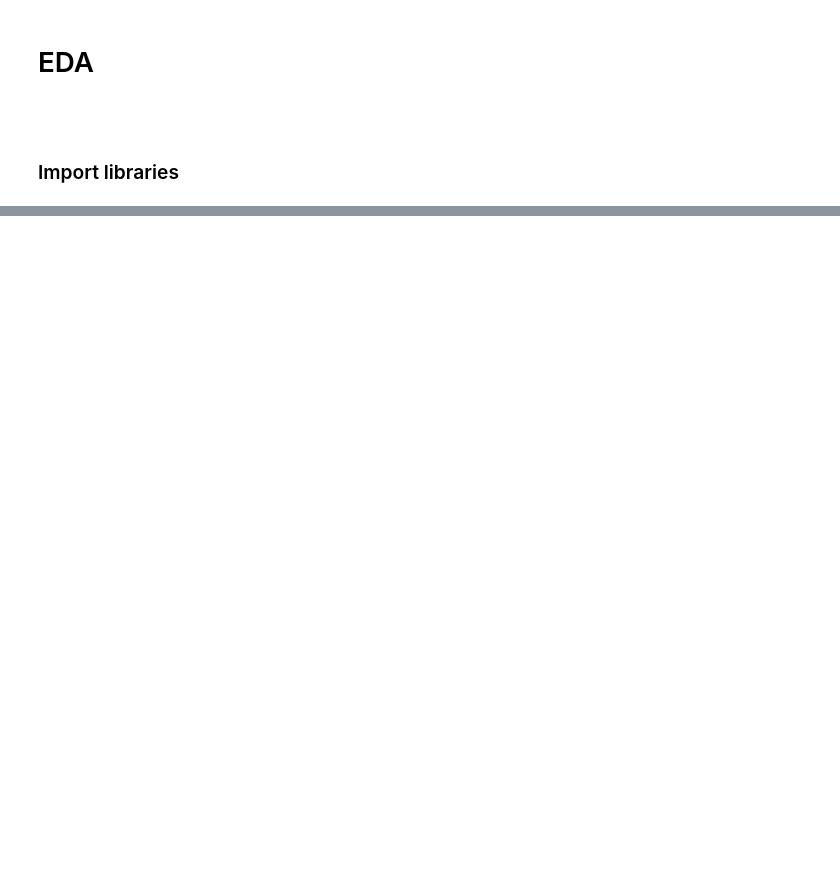
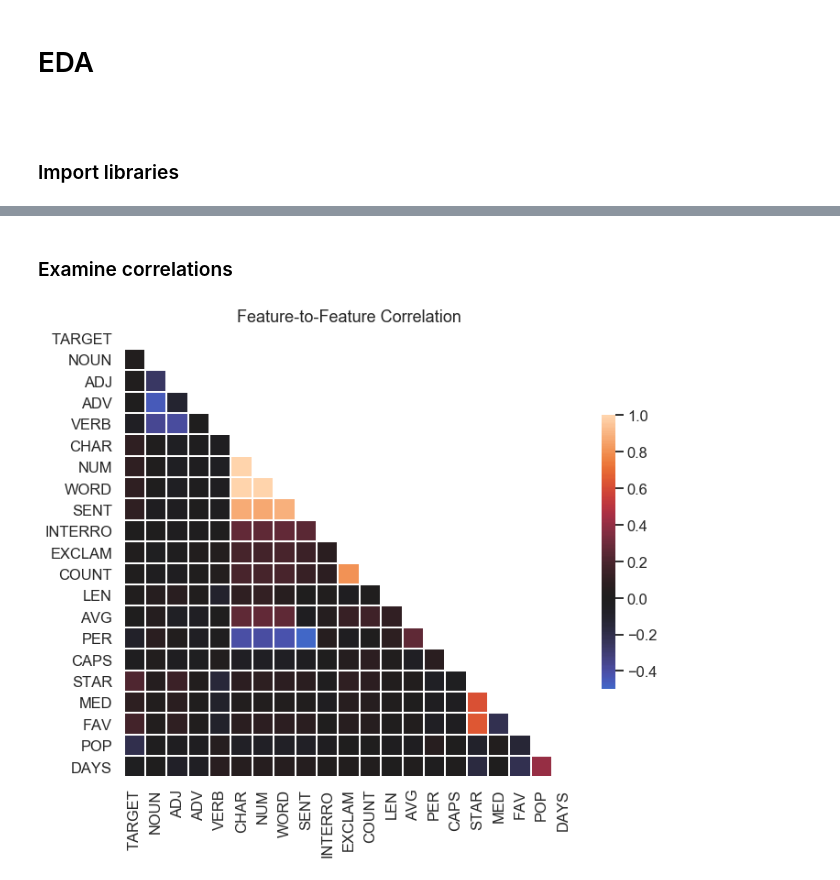
Before and after one commit to thisiselliot/HelpingAmazonReviewers, a Jupyter notebook: eda.ipynb, the cells around one changed output, grey strips where cells are left out. Saved outputs shown, nothing was run; the diff lists cells and outputs as text; code cells hidden in the pictures; blank space fills up the shorter version.

```diff
--- a/eda.ipynb
+++ b/eda.ipynb
@@ -26,21 +25,32 @@ pd.set_option('display.max_columns', None)
 filename = 'amazon_reviews_us_Luggage_v1_00'
 
 cols = ['TARGET',  #<---ratio of helpful votes to total votes above/below median
-        'STEM',     #<---lemmas or stemmas ['LEM' or 'STEM']
+        'LEM',     #<---lemmas
+        'STEM',    #<---stems
+        'NOUN',    #<---percentage of nouns
+        'ADJ',     #<---percentage of adjectives
+        'ADV',     #<---percentage of adverbs
+        'VERB',    #<---percentage of verbs
         'CHAR',    #<---number of characters
         'NUM',     #<---number of tokens
         'WORD',    #<---number of words
-        'LEN',     #<---average sentence length
         'SENT',    #<---number of sentences
-        'AVG',     #<---sentence length
         'INTERRO', #<---number of questionss
-        'PER',     #<---percent questions
         'EXCLAM',  #<---number of exclamations
         'COUNT',   #<---number of exclamation points
+        'LEN',     #<---average word length
+        'AVG',     #<---average sentence length
+        'PER',     #<---percentage of questions
         'CAPS',    #<---percentage of capitalized characters
+        'STAR',    #<---reviewer's star rating for product
         'MED',     #<---product's median star rating
-        'FAV',     #<---reviewer's rating vs product's media
-        'POP']     #<---number of product's review
+        'FAV',     #<---reviewer's star rating vs product's median
+        'POP',     #<---number of product's reviews
+        'DAYS']    #<---days from review date to first review (int)
+
 
 df = pd.read_csv(f'data/{filename}_processed.csv',
                  usecols = cols)
+
+display(df.head(3))
+df.info()
@@ -86,0 +122,23 @@ unhelpful_review_vocab_freqdist = FreqDist(unhelpful_review_vocab)
+# %% [markdown]
+
+### Examine correlations
+# %%
+# examine pairwise correlations
+sns.set_style('white')
+sns.set_palette('dark:salmon')
+sns.set_context("talk")
+
+plt.figure(figsize=(11,11), facecolor='w')
+
+sns.heatmap(
+    df.corr(),
+    mask=np.triu(np.ones_like(df.corr(), dtype=bool)),
+    vmin=-0.5, vmax=1, center=0,
+    square=True,
+    linewidths=1,
+    cbar_kws={"shrink": 0.5}).set_title('Feature-to-Feature Correlation')
+
+plt.savefig(fname='images/corr_mtrx', bbox_inches='tight', pad_inches=0.1)
+plt.show()
+# %% [output]
+[figure, added]
```
Also changed, not shown: parts of 19 cells of this notebook, 12 other files.
